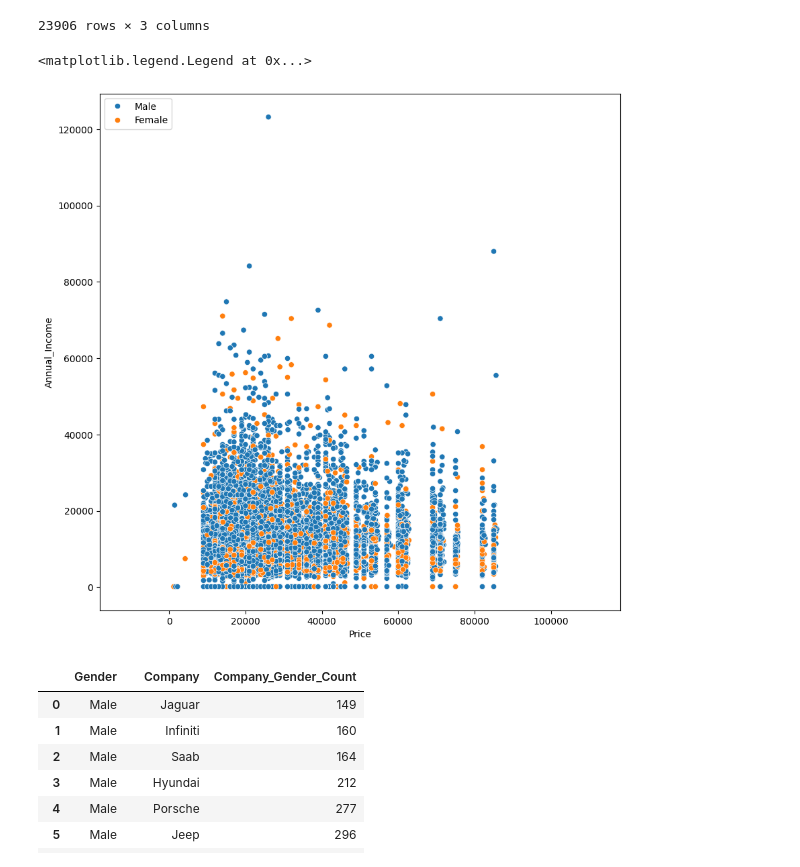
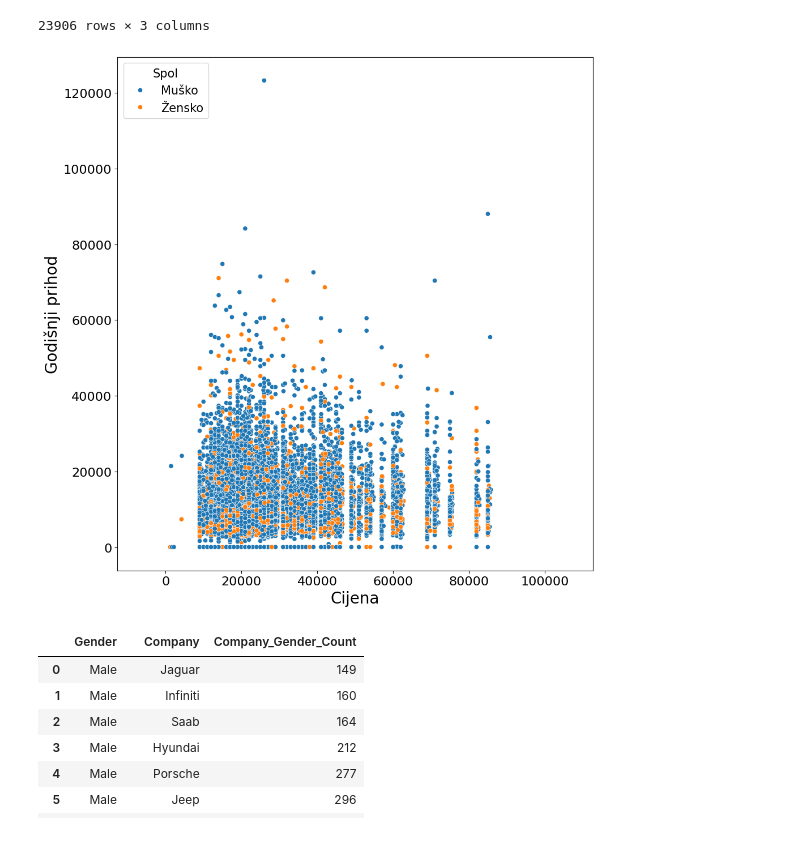
Before and after one commit to File500/Data_science_and_analysis, a Jupyter notebook: analysis/visual_analysis/car_ownership_and_sales_EDA.ipynb, the cells around one changed output. Drawn from its saved outputs; the diff is of its cells as text; code cells hidden in the pictures.

```diff
--- a/analysis/visual_analysis/car_ownership_and_sales_EDA.ipynb
+++ b/analysis/visual_analysis/car_ownership_and_sales_EDA.ipynb
@@ -244,12 +284,31 @@ filtered
 # %%
 plt.figure(figsize=(10,10))
 sb.scatterplot(data=filtered, x='Price', y='Annual_Income', hue='Gender')
+
+# Postavi labele s hrvatskim nazivima i povećanim fontom
+plt.xticks(fontsize=16)
+plt.yticks(fontsize=16)
+plt.xlabel('Cijena', fontsize=20)
+plt.ylabel('Godišnji prihod', fontsize=20)
+
 plt.axis('equal')
 plt.xlim(0, 100000)
-plt.legend(loc='upper left')
+
+# Povećaj kazalo i promijeni labele
+legend = plt.legend(title='Spol', fontsize=15, title_fontsize=15, loc='upper left')
+# Promijeni labele u kazalu na hrvatski
+legend_texts = legend.get_texts()
+for text in legend_texts:
+    current_text = text.get_text()
+    if current_text == 'Male':
+        text.set_text('Muško')
+    elif current_text == 'Female':
+        text.set_text('Žensko')
+
+plt.tight_layout()
+plt.show()
 # %% [output]
-<matplotlib.legend.Legend at 0x...>
-[figure, old version]
+[figure, new version]
 # %%
 filtered = sql_to_df('''select Gender, Company, count(Company) as Company_Gender_Count from sales
                         group by Gender, Company
```
Also changed, not shown: parts of 7 cells of this notebook, 40 other files.
